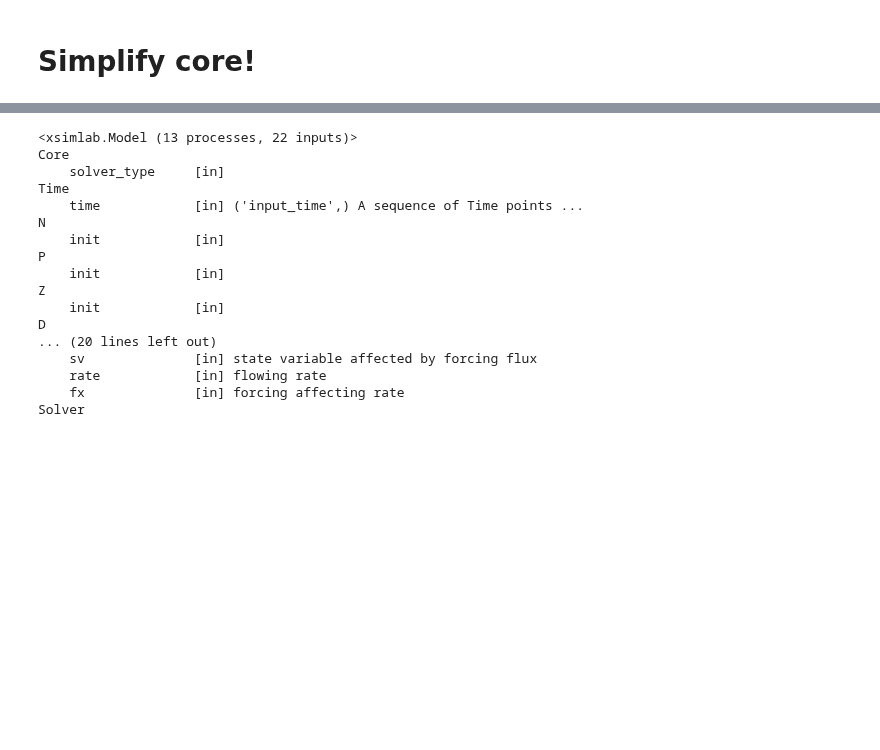
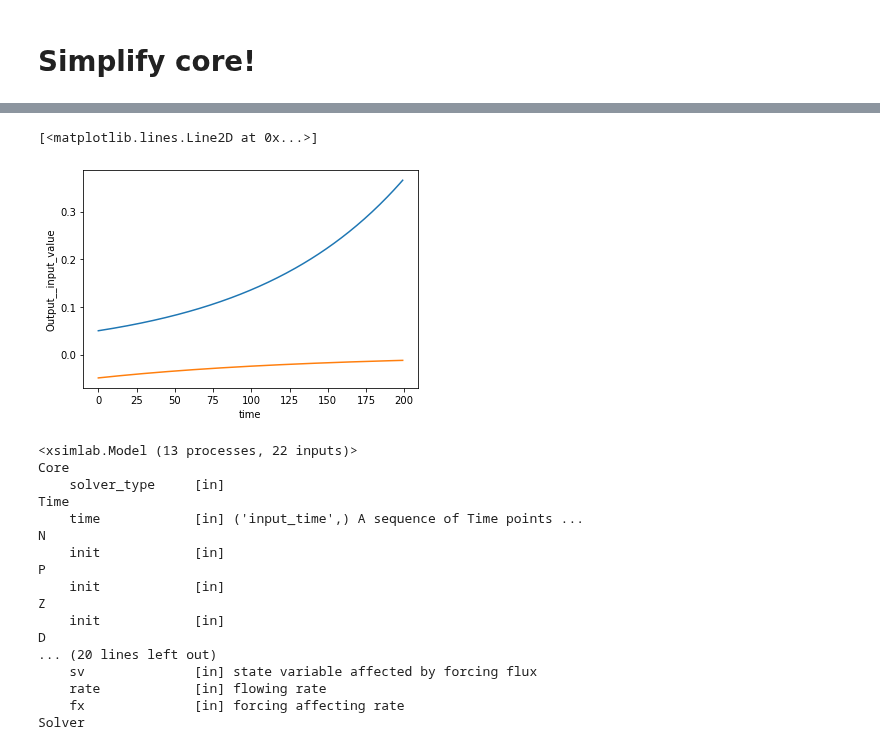
Before and after one commit to ben1post/phydra, a Jupyter notebook: prototypes/PhydraPub_SimplifyCore.ipynb, the cells around one changed output, grey strips where cells are left out. Saved outputs shown, nothing was run; the diff lists cells and outputs as text; code cells hidden in the pictures; blank space fills up the shorter version.

```diff
--- a/prototypes/PhydraPub_SimplifyCore.ipynb
+++ b/prototypes/PhydraPub_SimplifyCore.ipynb
@@ -156,3 +156,9 @@ gekko_out.Phytoplankton__var_value.plot()
+# %%
+gekko_out.Input__input_value.plot()
+gekko_out.Output__input_value.plot()
+# %% [output]
+[<matplotlib.lines.Line2D at 0x...>]
+[figure, added]
 # %%
 # SO what i need to do is
 a) add the variable to the model backend
```
Also changed, not shown: parts of 10 cells of this notebook, 9 other files.
